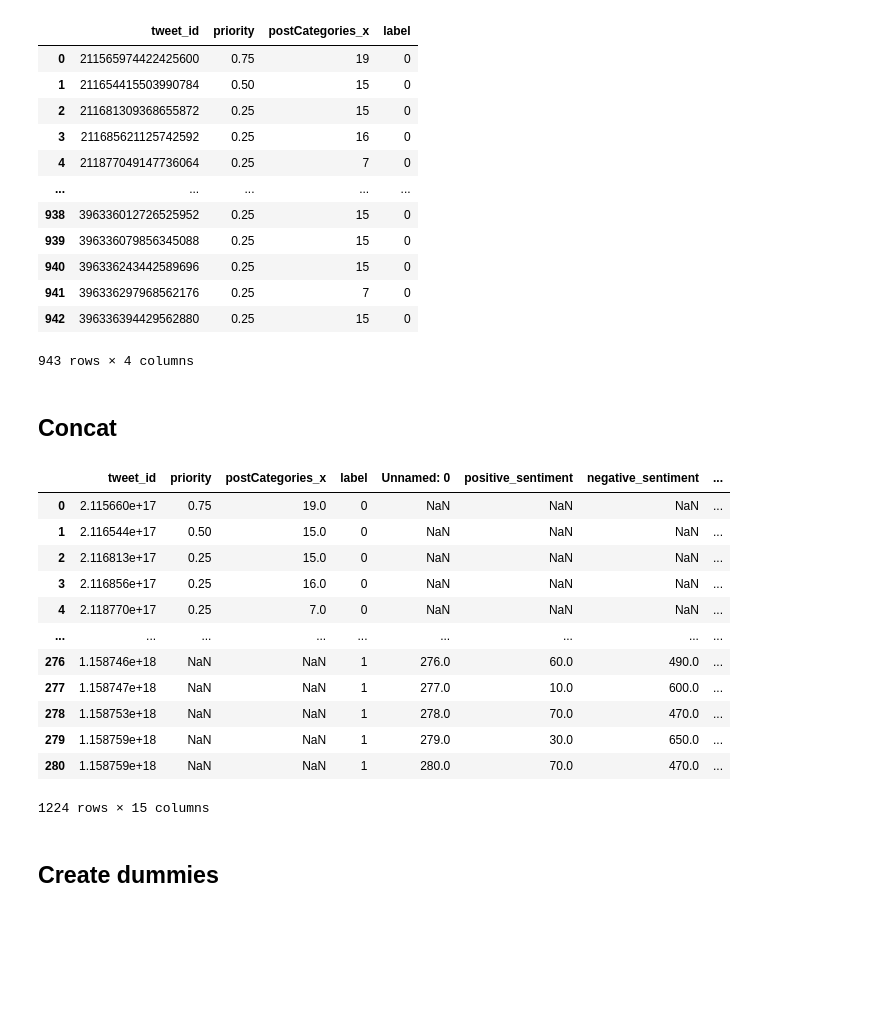
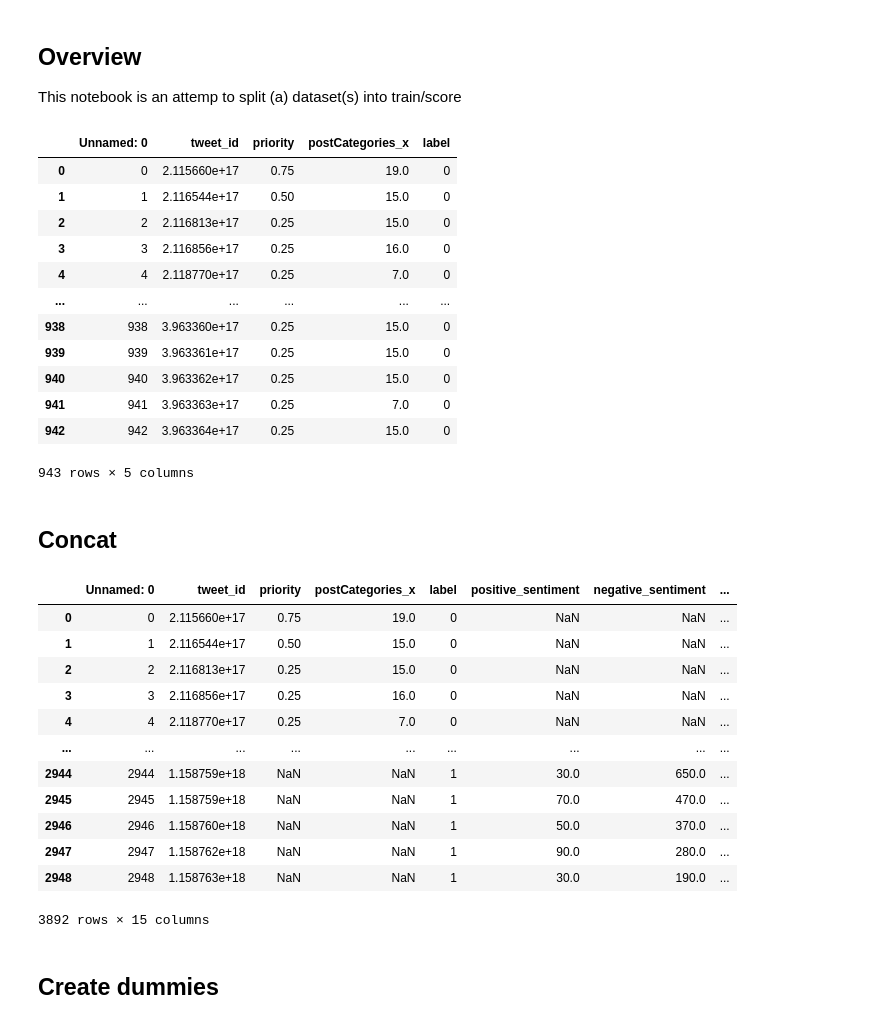
Before and after one commit to glasgowm148/Calamity, a Jupyter notebook: src/python/notebooks/4_Train_Score_split.ipynb, the cells around one changed output. Saved outputs shown, nothing was run; the diff lists cells and outputs as text; code cells hidden in the pictures; blank space fills up the shorter version.

```diff
--- a/src/python/notebooks/4_Train_Score_split.ipynb
+++ b/src/python/notebooks/4_Train_Score_split.ipynb
@@ -20,34 +25,34 @@ def clean_dataset(df):
+# %% [markdown]
+## Overview
+
+This notebook is an attemp to split (a) dataset(s) into train/score
 # %%
-train_df = pd.read_csv("dataset.csv")
-
-
-score_df = pd.read_csv("selected.csv")
-
-
+train_df = pd.read_csv("df_int.csv")
+score_df = pd.read_csv("before_selection.csv")
 
 #score_df = clean_dataset(score_df)
 #train_df = clean_dataset(train_df)
 
 train_df['label'] = '0' #train
 score_df['label'] = '1' #score
 
 
 
 train_df
 # %% [output]
-|  | tweet_id | priority | postCategories_x | label |
-| 0 | 211565974422425600 | 0.75 | 19 | 0 |
-| 1 | 211654415503990784 | 0.50 | 15 | 0 |
-| 2 | 211681309368655872 | 0.25 | 15 | 0 |
-| 3 | 211685621125742592 | 0.25 | 16 | 0 |
-| 4 | 211877049147736064 | 0.25 | 7 | 0 |
-| ... | ... | ... | ... | ... |
-| 938 | 396336012726525952 | 0.25 | 15 | 0 |
-| 939 | 396336079856345088 | 0.25 | 15 | 0 |
-| 940 | 396336243442589696 | 0.25 | 15 | 0 |
-| 941 | 396336297968562176 | 0.25 | 7 | 0 |
-| 942 | 396336394429562880 | 0.25 | 15 | 0 |
+|  | Unnamed: 0 | tweet_id | priority | postCategories_x | label |
+| 0 | 0 | 2.115660e+17 | 0.75 | 19.0 | 0 |
+| 1 | 1 | 2.116544e+17 | 0.50 | 15.0 | 0 |
+| 2 | 2 | 2.116813e+17 | 0.25 | 15.0 | 0 |
+| 3 | 3 | 2.116856e+17 | 0.25 | 16.0 | 0 |
+| 4 | 4 | 2.118770e+17 | 0.25 | 7.0 | 0 |
+| ... | ... | ... | ... | ... | ... |
+| 938 | 938 | 3.963360e+17 | 0.25 | 15.0 | 0 |
+| 939 | 939 | 3.963361e+17 | 0.25 | 15.0 | 0 |
+| 940 | 940 | 3.963362e+17 | 0.25 | 15.0 | 0 |
+| 941 | 941 | 3.963363e+17 | 0.25 | 7.0 | 0 |
+| 942 | 942 | 3.963364e+17 | 0.25 | 15.0 | 0 |
-943 rows × 4 columns
+943 rows × 5 columns
 # %% [markdown]
 ## Concat
 # %%
@@ -55,19 +60,19 @@ concat_df = pd.concat([train_df , score_df])
 
 concat_df
 # %% [output]
-|  | tweet_id | priority | postCategories_x | label | Unnamed: 0 | positive_sentiment | negative_sentiment | ... |
-| 0 | 2.115660e+17 | 0.75 | 19.0 | 0 | NaN | NaN | NaN | ... |
-| 1 | 2.116544e+17 | 0.50 | 15.0 | 0 | NaN | NaN | NaN | ... |
-| 2 | 2.116813e+17 | 0.25 | 15.0 | 0 | NaN | NaN | NaN | ... |
-| 3 | 2.116856e+17 | 0.25 | 16.0 | 0 | NaN | NaN | NaN | ... |
-| 4 | 2.118770e+17 | 0.25 | 7.0 | 0 | NaN | NaN | NaN | ... |
+|  | Unnamed: 0 | tweet_id | priority | postCategories_x | label | positive_sentiment | negative_sentiment | ... |
+| 0 | 0 | 2.115660e+17 | 0.75 | 19.0 | 0 | NaN | NaN | ... |
+| 1 | 1 | 2.116544e+17 | 0.50 | 15.0 | 0 | NaN | NaN | ... |
+| 2 | 2 | 2.116813e+17 | 0.25 | 15.0 | 0 | NaN | NaN | ... |
+| 3 | 3 | 2.116856e+17 | 0.25 | 16.0 | 0 | NaN | NaN | ... |
+| 4 | 4 | 2.118770e+17 | 0.25 | 7.0 | 0 | NaN | NaN | ... |
 | ... | ... | ... | ... | ... | ... | ... | ... | ... |
-| 276 | 1.158746e+18 | NaN | NaN | 1 | 276.0 | 60.0 | 490.0 | ... |
-| 277 | 1.158747e+18 | NaN | NaN | 1 | 277.0 | 10.0 | 600.0 | ... |
-| 278 | 1.158753e+18 | NaN | NaN | 1 | 278.0 | 70.0 | 470.0 | ... |
-| 279 | 1.158759e+18 | NaN | NaN | 1 | 279.0 | 30.0 | 650.0 | ... |
-| 280 | 1.158759e+18 | NaN | NaN | 1 | 280.0 | 70.0 | 470.0 | ... |
+| 2944 | 2944 | 1.158759e+18 | NaN | NaN | 1 | 30.0 | 650.0 | ... |
+| 2945 | 2945 | 1.158759e+18 | NaN | NaN | 1 | 70.0 | 470.0 | ... |
+| 2946 | 2946 | 1.158760e+18 | NaN | NaN | 1 | 50.0 | 370.0 | ... |
+| 2947 | 2947 | 1.158762e+18 | NaN | NaN | 1 | 90.0 | 280.0 | ... |
+| 2948 | 2948 | 1.158763e+18 | NaN | NaN | 1 | 30.0 | 190.0 | ... |
-1224 rows × 15 columns
+3892 rows × 15 columns
 # %% [markdown]
 ## Create dummies
 # %%
```
Also changed, not shown: parts of 17 cells of this notebook, 31 other files.
